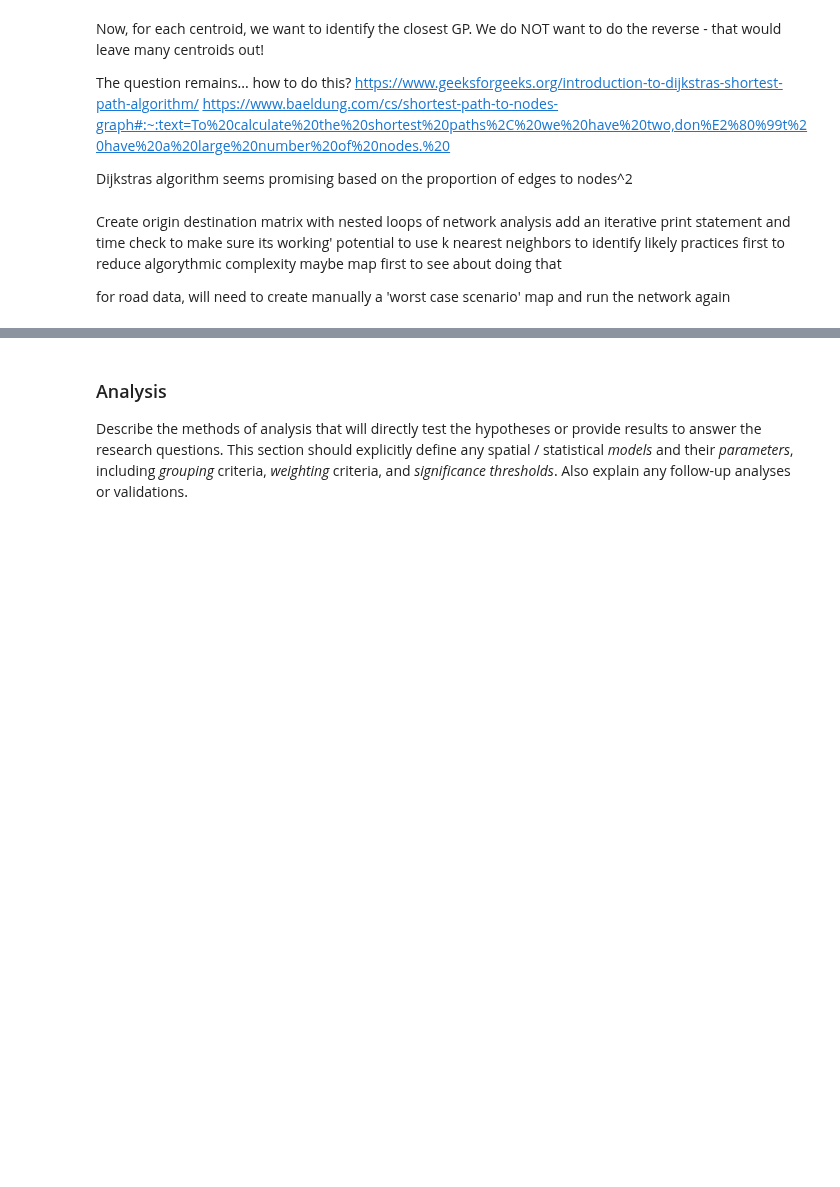
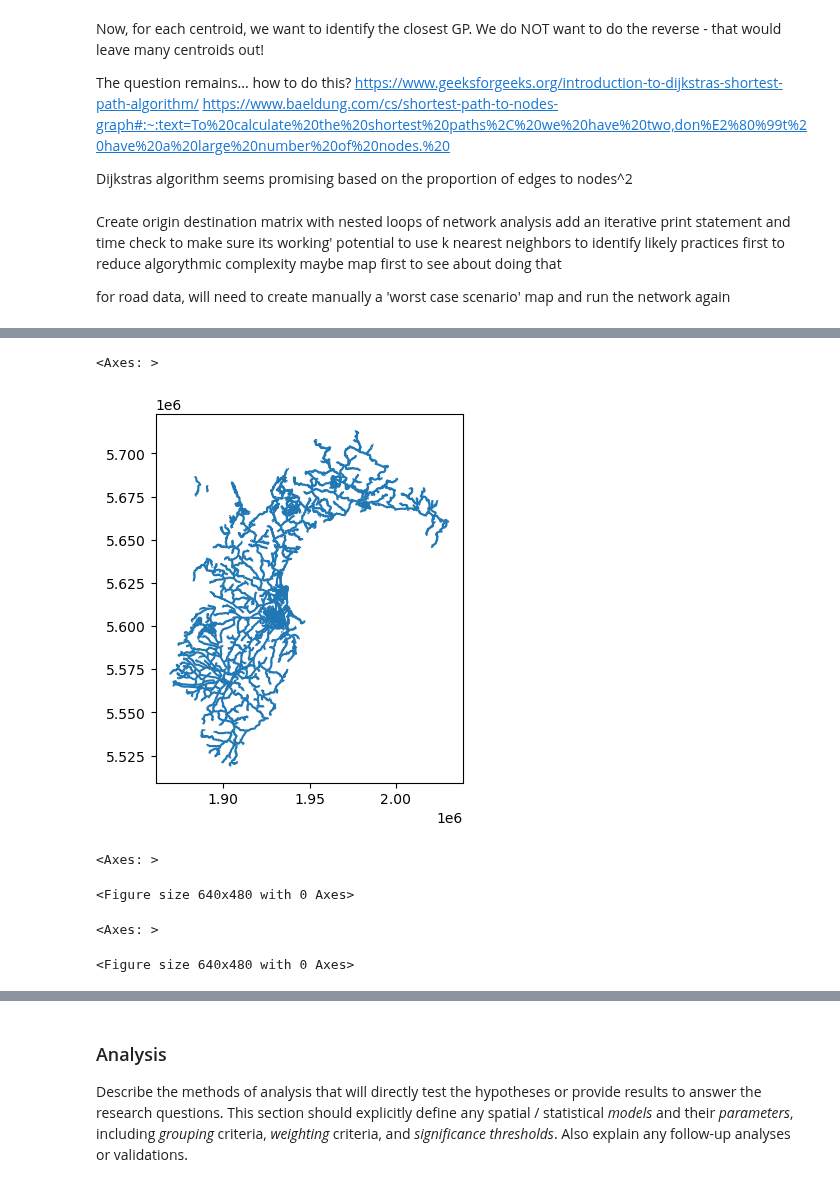
Before and after one commit to gsokolow/Flooding-and-Healthcare-2024, a Jupyter notebook: procedure/code/01-Jupyter_notebook.ipynb, the cells around one changed output, grey strips where cells are left out. Drawn from its saved outputs; the diff is of its cells as text; code cells hidden in the pictures; blank space fills up the shorter version.

```diff
--- a/procedure/code/01-Jupyter_notebook.ipynb
+++ b/procedure/code/01-Jupyter_notebook.ipynb
@@ -600,0 +622,2 @@ gp_nearest_nodes = gpd.sjoin_nearest(gps, nodes, distance_col = "distances")
+# %%
+G_gpkg = gpd.read_file("../../data/derived/public/G_test_3_11.shp")
@@ -600,0 +634,15 @@ gp_nearest_nodes = gpd.sjoin_nearest(gps, nodes, distance_col = "distances")
+# %%
+G_gpkg.plot()
+# %% [output]
+<Axes: >
+[figure, added]
+# %%
+G_gpkg.plot(ax=ax, color='blue', edgecolor='black')
+# %% [output]
+<Axes: >
+<Figure size 640x480 with 0 Axes>
+# %%
+sa1_c_m.plot(ax=ax, marker='o', color='red', markersize=5)
+# %% [output]
+<Axes: >
+<Figure size 640x480 with 0 Axes>
```
Also changed, not shown: parts of 14 cells of this notebook, 15 other files.
